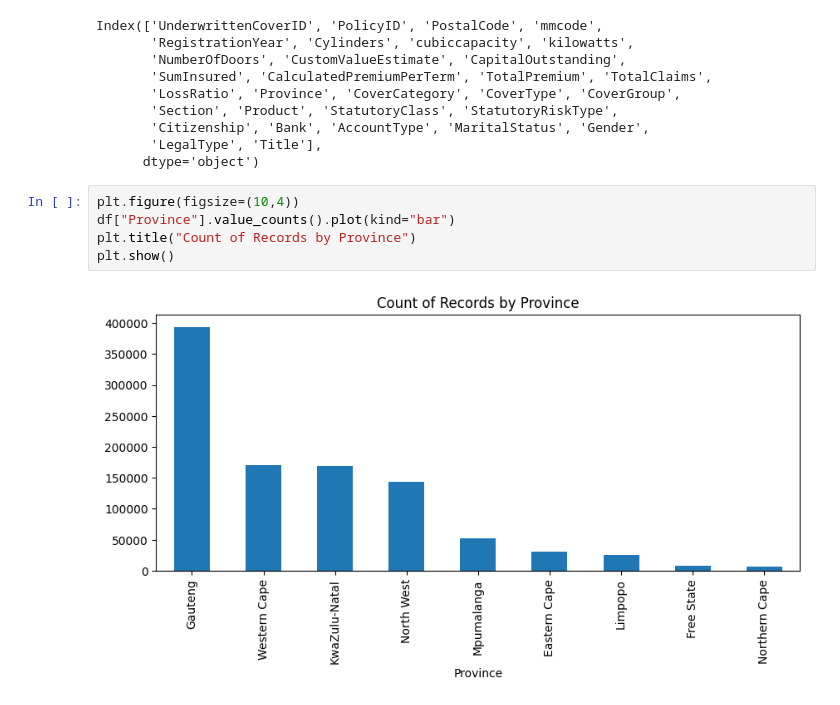
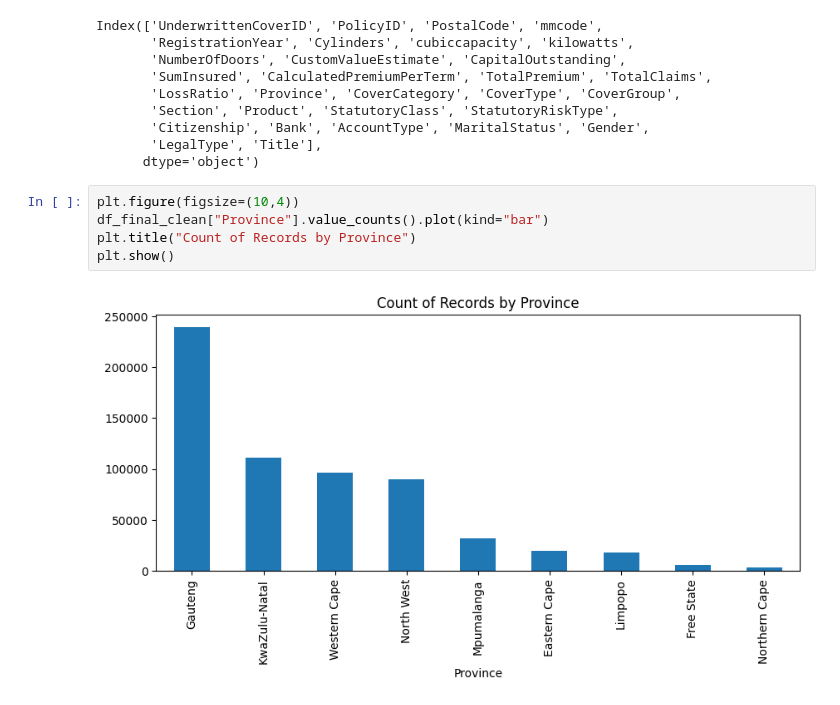
Before and after one commit to Feven777/Risk-Analytics-Predictive-Modeling, a Jupyter notebook: notebook/EDA_task1.ipynb, the cells around one changed output. Drawn from its saved outputs; the diff is of its cells as text.

Commit message:
add visual represantation of comparisions

```diff
--- a/notebook/EDA_task1.ipynb
+++ b/notebook/EDA_task1.ipynb
@@ -277,8 +277,8 @@ Index(['UnderwrittenCoverID', 'PolicyID', 'PostalCode', 'mmcode',
       dtype='object')
 # %%
 plt.figure(figsize=(10,4))
-df["Province"].value_counts().plot(kind="bar")
+df_final_clean["Province"].value_counts().plot(kind="bar")
 plt.title("Count of Records by Province")
 plt.show()
 # %% [output]
-[figure, old version]
+[figure, new version]
```
Also changed, not shown: parts of 5 cells of this notebook.
